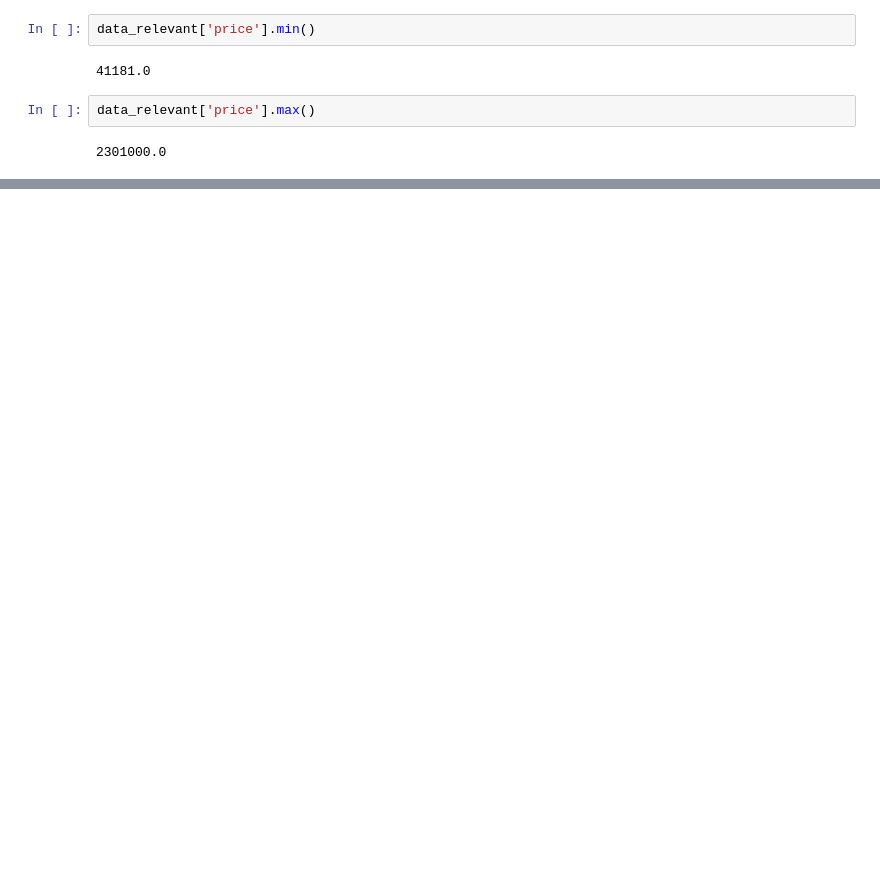
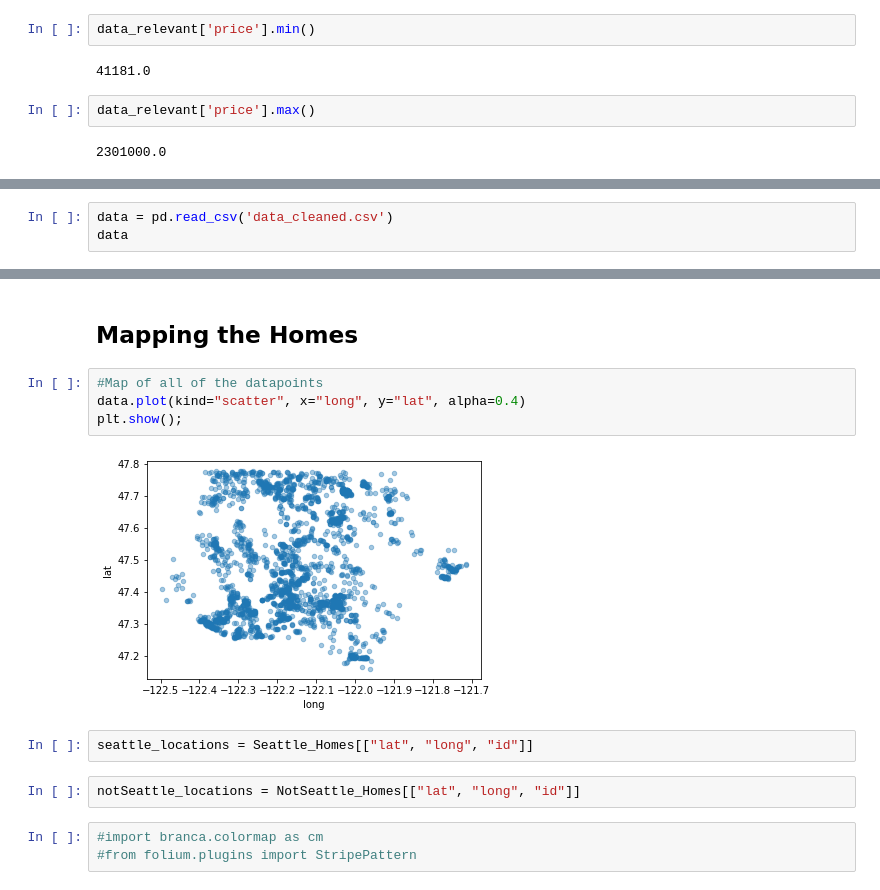
Before and after one commit to albertcchen/dsc-phase-2-project, a Jupyter notebook: Data_Visuals.ipynb, the cells around one changed output, grey strips where cells are left out. Cells and saved outputs as stored; diff of their text form; blank space fills up the shorter version.

```diff
--- a/Data_Visuals.ipynb
+++ b/Data_Visuals.ipynb
@@ -185,0 +197,3 @@ ax.legend(['In Seattle','Out Seattle']);
+# %%
+data = pd.read_csv('data_cleaned.csv')
+data
@@ -185,0 +275,15 @@ ax.legend(['In Seattle','Out Seattle']);
+# %% [markdown]
+## Mapping the Homes
+# %%
+#Map of all of the datapoints
+data.plot(kind="scatter", x="long", y="lat", alpha=0.4)
+plt.show();
+# %% [output]
+[figure, added]
+# %%
+seattle_locations = Seattle_Homes[["lat", "long", "id"]]
+# %%
+notSeattle_locations = NotSeattle_Homes[["lat", "long", "id"]]
+# %%
+#import branca.colormap as cm
+#from folium.plugins import StripePattern
```
Also changed, not shown: parts of 23 cells of this notebook.
